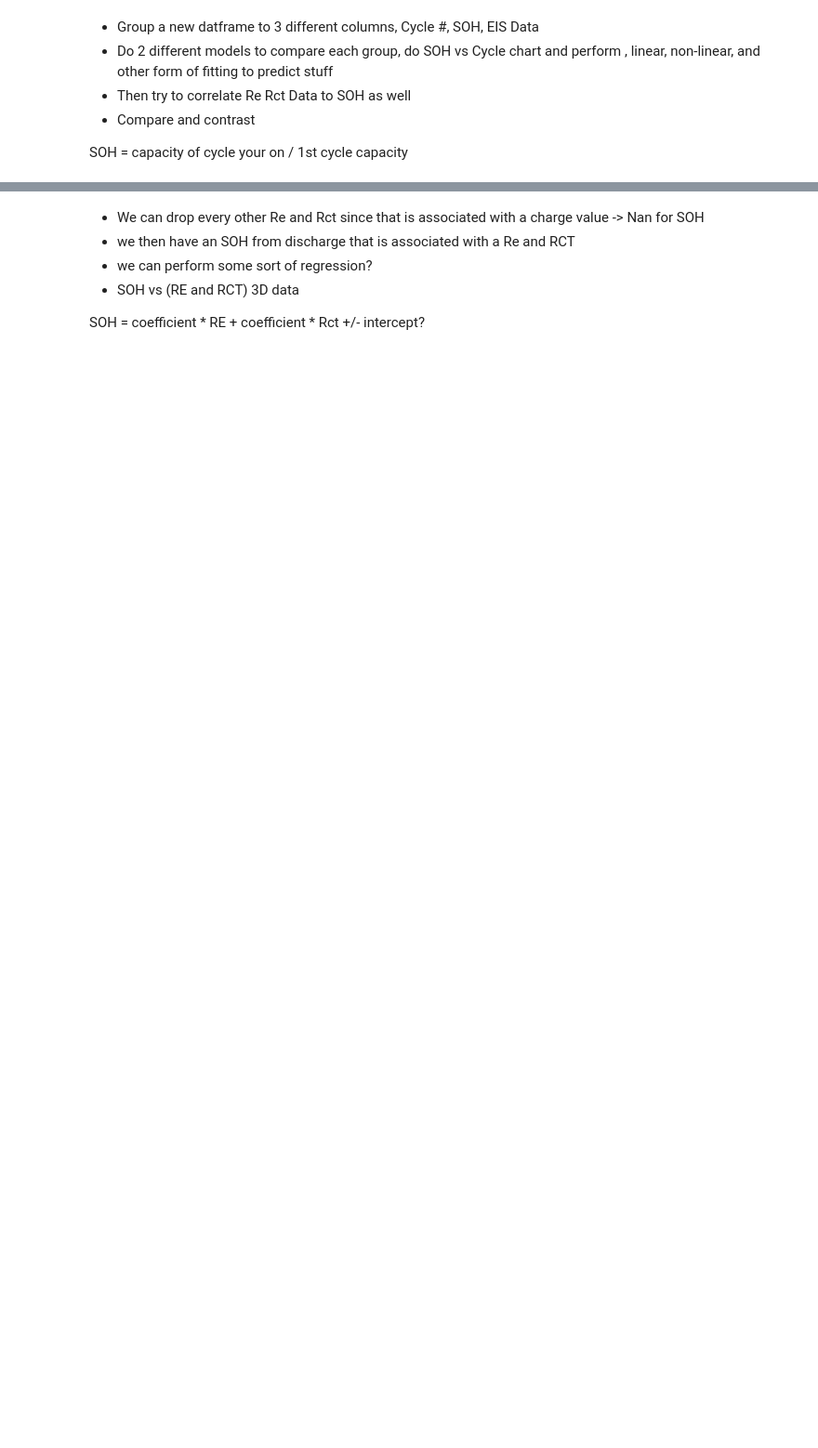
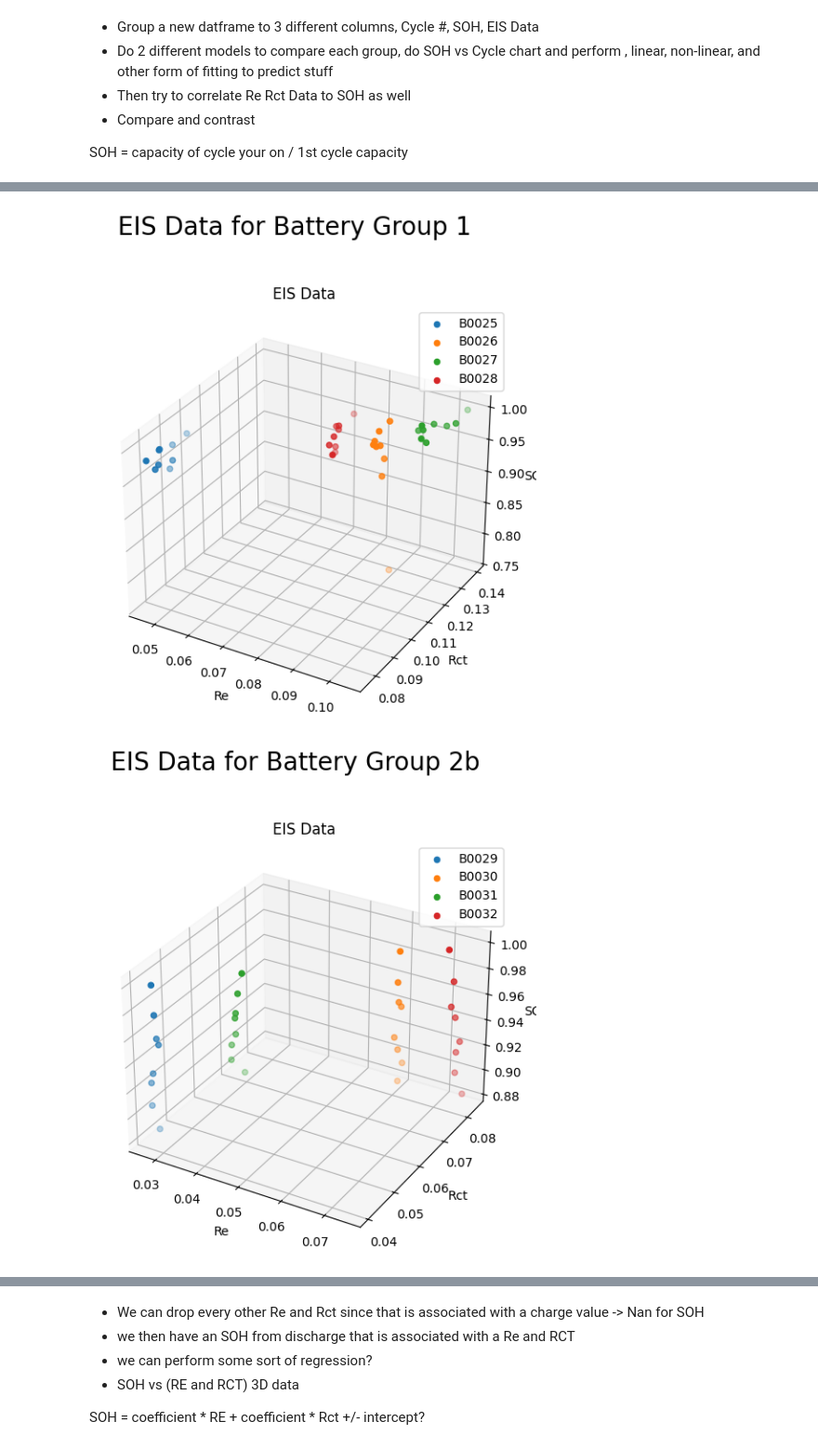
Before and after one commit to MKMiyagi/COGS_118B, a Jupyter notebook: Final_Project.ipynb, the cells around one changed output, grey strips where cells are left out. Shown at 93% size. Cells and saved outputs as stored; diff of their text form; code cells hidden in the pictures; blank space fills up the shorter version.

```diff
--- a/Final_Project.ipynb
+++ b/Final_Project.ipynb
@@ -980,19 +919,0 @@ for (batt_group, batteries) in battery_groups.items():
-# %%
-SOH_EIS_df = pd.DataFrame()
-for (batt_group, batteries) in battery_groups.items():
-    for battery in batteries:
-        df_batt = get_battery_data(battery_df, battery)
-        if (df_batt is None):
-            continue
-        max_capacity = df_batt['Capacity'].max()
-        df_batt['SOH'] = df_batt['Capacity'].apply(lambda x: SOH(x, max_capacity))
-        # Append df_batt to SOH_df
-        df_batt['battery_id'] = battery
-        SOH_EIS_df = pd.concat([SOH_EIS_df, df_batt], ignore_index=False)
-
-SOH_EIS_df = SOH_EIS_df.drop(columns='Capacity').dropna()
-SOH_EIS_df.head()
-
-EIS_df =battery_df[['Re', 'Rct']].dropna()
-EIS_df = EIS_df.iloc[::2]
-EIS_df.head(50)
@@ -1000,0 +920,18 @@ SOH_EIS_df[SOH_EIS_df['battery_id'] == 'B0047']
+# %%
+# 3D graph on Re, Rct, and SOH for each battery
+for (batt_group, batteries) in battery_groups.items():
+    fig = plt.figure(figsize=(8, 6))
+    ax = fig.add_subplot(111, projection='3d')
+    fig.suptitle(f'EIS Data for Battery Group {batt_group}', fontsize=20, y=1.05)
+    for battery in batteries:
+        df_batt = eis_df[eis_df['battery_id'] == battery]
+        ax.scatter(df_batt['Re'], df_batt['Rct'], df_batt['SOH'], label=battery)
+    ax.set_xlabel('Re')
+    ax.set_ylabel('Rct')
+    ax.set_zlabel('SOH')
+    ax.set_title('EIS Data')
+    ax.legend()
+    plt.show()
+# %% [output]
+[figure, added]
+[figure, added]
```
Also changed, not shown: parts of 12 cells of this notebook.
